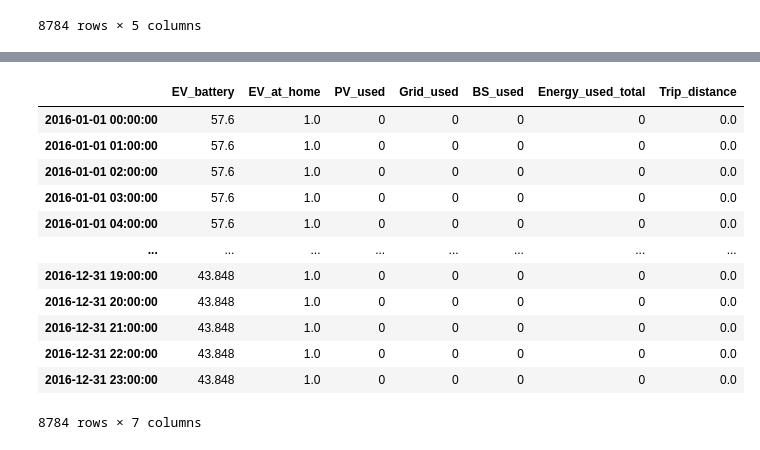
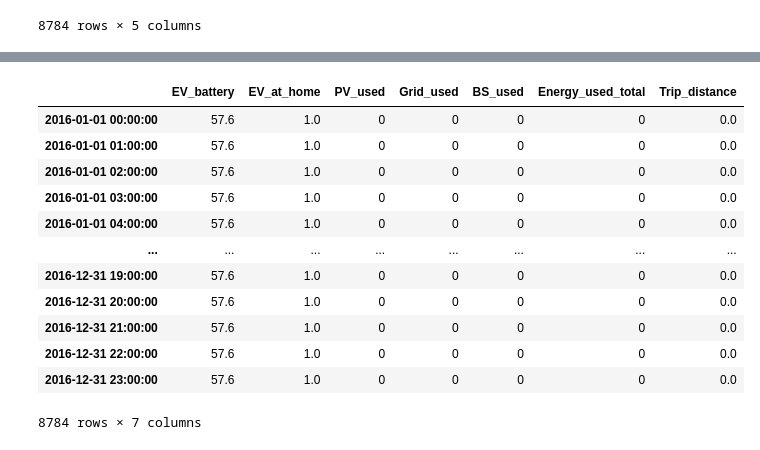
Before and after one commit to d-esplo/hemsrechner, a Jupyter notebook: ev_j_241103.ipynb, the cells around one changed output, grey strips where cells are left out. Cells and saved outputs as stored; diff of their text form; code cells hidden in the pictures.

```diff
--- a/ev_j_241103.ipynb
+++ b/ev_j_241103.ipynb
@@ -18,7 +18,7 @@ distance_to_work = 22  # km one way
 other_trips_avg = 12  # km
 
 # Load PV and BS data
-pv_bs_profile = pd.read_csv('C:\\Users\\DianaEspinosaLozano\\anaconda3\\envs\\thesis\\GETTINGSTARTED\\df_pv_bs_240906.csv')
+pv_bs_profile = pd.read_csv('C:\\Users\\DianaEspinosaLozano\\Desktop\\Thesis\df_pv_bs_240906.csv')
 
 # Assume that the data is for the year 2016
 hours_per_year = 8784
@@ -181,7 +177,7 @@ distance_to_work = 22  # km one way
 other_trips_avg = 12  # km
 
 # Load PV and BS data
-pv_bs_profile = pd.read_csv('C:\\Users\\DianaEspinosaLozano\\anaconda3\\envs\\thesis\\GETTINGSTARTED\\df_pv_bs_240906.csv')
+pv_bs_profile = pd.read_csv('C:\\Users\\DianaEspinosaLozano\\Desktop\\Thesis\\df_pv_bs_240906.csv')
 
 # Assume that the data is for the year 2016
 hours_per_year = 8784
@@ -327,7 +320,7 @@ distance_to_work = 22  # km one way
 other_trips_avg = 12  # km
 
 # Load PV and BS data
-pv_bs_profile = pd.read_csv('C:\\Users\\DianaEspinosaLozano\\anaconda3\\envs\\thesis\\GETTINGSTARTED\\df_pv_bs_240906.csv')
+pv_bs_profile = pd.read_csv('C:\\Users\\DianaEspinosaLozano\\Desktop\\Thesis\\df_pv_bs_240906.csv')
 
 # Assume that the data is for the year 2016
 hours_per_year = 8784
@@ -492,7 +480,7 @@ distance_to_work = 22  # km one way
 other_trips_avg = 12  # km
 
 # Load PV and BS data
-pv_bs_profile = pd.read_csv('C:\\Users\\DianaEspinosaLozano\\anaconda3\\envs\\thesis\\GETTINGSTARTED\\df_pv_bs_240906.csv')
+pv_bs_profile = pd.read_csv('C:\\Users\\DianaEspinosaLozano\\Desktop\\Thesis\\df_pv_bs_240906.csv')
 
 # Assume that the data is for the year 2016
 hours_per_year = 8784
@@ -591,38 +579,38 @@ def simulate_ev_charging(homeoffice=True):
             elif ev_battery > min_battery_level and ev_battery <= 20:  # Charge from grid if low
                 charge_power = min(1.4, charge_power)
                 ev_battery += charge_power
                 grid_used_total += charge_power
 
         # Calculate total energy used for charging the EV this hour
         energy_used_total = pv_used_total + grid_used_total + bs_used_total
 
         # Update results
         results.loc[results.index[hour], 'EV_battery'] = ev_battery
         results.loc[results.index[hour], 'EV_at_home'] = car_availability[hour]
         results.loc[results.index[hour], 'PV_used'] = pv_used_total
         results.loc[results.index[hour], 'Grid_used'] = grid_used_total
         results.loc[results.index[hour], 'BS_used'] = bs_used_total
         results.loc[results.index[hour], 'Energy_used_total'] = energy_used_total
         results.loc[results.index[hour], 'Trip_distance'] = trip_distance
 
     return results
 
 # Run the simulation
 results = simulate_ev_charging()
 results
 # %% [output]
 |  | EV_battery | EV_at_home | PV_used | Grid_used | BS_used | Energy_used_total | Trip_distance |
 | 2016-01-01 00:00:00 | 57.6 | 1.0 | 0 | 0 | 0 | 0 | 0.0 |
 | 2016-01-01 01:00:00 | 57.6 | 1.0 | 0 | 0 | 0 | 0 | 0.0 |
 | 2016-01-01 02:00:00 | 57.6 | 1.0 | 0 | 0 | 0 | 0 | 0.0 |
 | 2016-01-01 03:00:00 | 57.6 | 1.0 | 0 | 0 | 0 | 0 | 0.0 |
 | 2016-01-01 04:00:00 | 57.6 | 1.0 | 0 | 0 | 0 | 0 | 0.0 |
 | ... | ... | ... | ... | ... | ... | ... | ... |
-| 2016-12-31 19:00:00 | 43.848 | 1.0 | 0 | 0 | 0 | 0 | 0.0 |
-| 2016-12-31 20:00:00 | 43.848 | 1.0 | 0 | 0 | 0 | 0 | 0.0 |
-| 2016-12-31 21:00:00 | 43.848 | 1.0 | 0 | 0 | 0 | 0 | 0.0 |
-| 2016-12-31 22:00:00 | 43.848 | 1.0 | 0 | 0 | 0 | 0 | 0.0 |
-| 2016-12-31 23:00:00 | 43.848 | 1.0 | 0 | 0 | 0 | 0 | 0.0 |
+| 2016-12-31 19:00:00 | 57.6 | 1.0 | 0 | 0 | 0 | 0 | 0.0 |
+| 2016-12-31 20:00:00 | 57.6 | 1.0 | 0 | 0 | 0 | 0 | 0.0 |
+| 2016-12-31 21:00:00 | 57.6 | 1.0 | 0 | 0 | 0 | 0 | 0.0 |
+| 2016-12-31 22:00:00 | 57.6 | 1.0 | 0 | 0 | 0 | 0 | 0.0 |
+| 2016-12-31 23:00:00 | 57.6 | 1.0 | 0 | 0 | 0 | 0 | 0.0 |
 8784 rows × 7 columns
 # %%
 plt.plot(results['Energy_used_total'])
```
Also changed, not shown: parts of 18 cells of this notebook, 1 other file.
